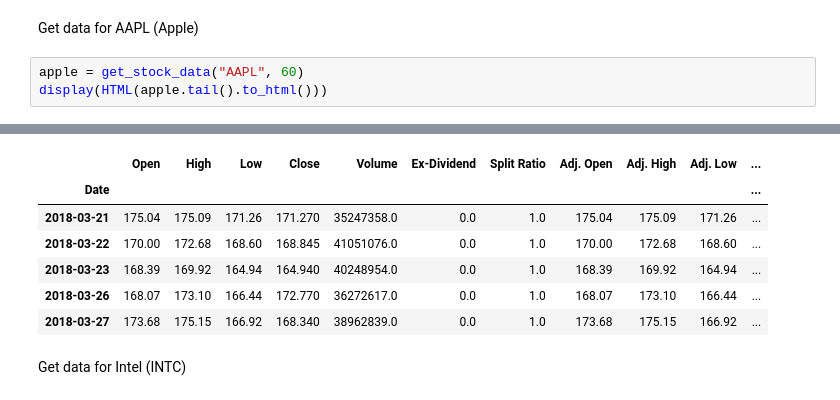
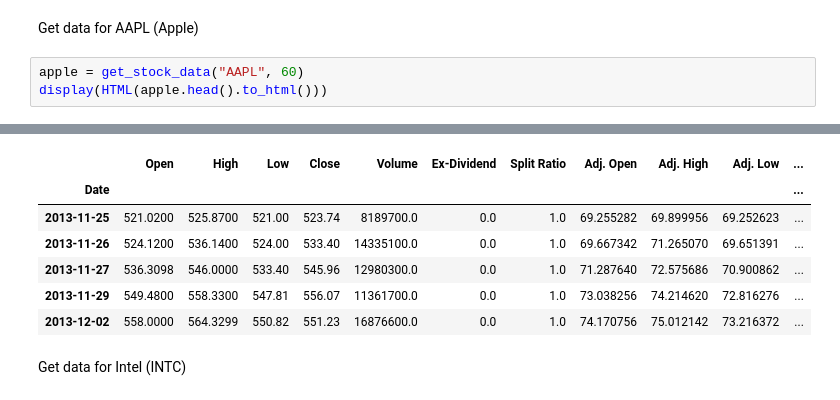
Before and after one commit to kaustubhsaha/myrepo, a Jupyter notebook: Data Analysis/Stock Price Analysis/Stock_Analysis.ipynb, the cells around one changed output, grey strips where cells are left out. Cells and saved outputs as stored; diff of their text form.

```diff
--- a/Data Analysis/Stock Price Analysis/Stock_Analysis.ipynb
+++ b/Data Analysis/Stock Price Analysis/Stock_Analysis.ipynb
@@ -59,5 +59,5 @@ def get_stock_data(stk, month_count):
 Get data for AAPL (Apple)
 # %%
 apple = get_stock_data("AAPL", 60)
-display(HTML(apple.tail().to_html()))
+display(HTML(apple.head().to_html()))
 # %% [output]
@@ -65,10 +65,10 @@ Returning  AAPL data for Start and End dates :  2013-11-19 00:00:00 2018-11-19 0
 |  | Open | High | Low | Close | Volume | Ex-Dividend | Split Ratio | Adj. Open | Adj. High | Adj. Low | ... |
 | Date |  |  |  |  |  |  |  |  |  |  | ... |
-| 2018-03-21 | 175.04 | 175.09 | 171.26 | 171.270 | 35247358.0 | 0.0 | 1.0 | 175.04 | 175.09 | 171.26 | ... |
-| 2018-03-22 | 170.00 | 172.68 | 168.60 | 168.845 | 41051076.0 | 0.0 | 1.0 | 170.00 | 172.68 | 168.60 | ... |
-| 2018-03-23 | 168.39 | 169.92 | 164.94 | 164.940 | 40248954.0 | 0.0 | 1.0 | 168.39 | 169.92 | 164.94 | ... |
-| 2018-03-26 | 168.07 | 173.10 | 166.44 | 172.770 | 36272617.0 | 0.0 | 1.0 | 168.07 | 173.10 | 166.44 | ... |
-| 2018-03-27 | 173.68 | 175.15 | 166.92 | 168.340 | 38962839.0 | 0.0 | 1.0 | 173.68 | 175.15 | 166.92 | ... |
+| 2013-11-25 | 521.0200 | 525.8700 | 521.00 | 523.74 | 8189700.0 | 0.0 | 1.0 | 69.255282 | 69.899956 | 69.252623 | ... |
+| 2013-11-26 | 524.1200 | 536.1400 | 524.00 | 533.40 | 14335100.0 | 0.0 | 1.0 | 69.667342 | 71.265070 | 69.651391 | ... |
+| 2013-11-27 | 536.3098 | 546.0000 | 533.40 | 545.96 | 12980300.0 | 0.0 | 1.0 | 71.287640 | 72.575686 | 70.900862 | ... |
+| 2013-11-29 | 549.4800 | 558.3300 | 547.81 | 556.07 | 11361700.0 | 0.0 | 1.0 | 73.038256 | 74.214620 | 72.816276 | ... |
+| 2013-12-02 | 558.0000 | 564.3299 | 550.82 | 551.23 | 16876600.0 | 0.0 | 1.0 | 74.170756 | 75.012142 | 73.216372 | ... |
 # %% [markdown]
 Get data for Intel (INTC)
 # %%
```
Also changed, not shown: parts of 25 cells of this notebook, 1 other file.
